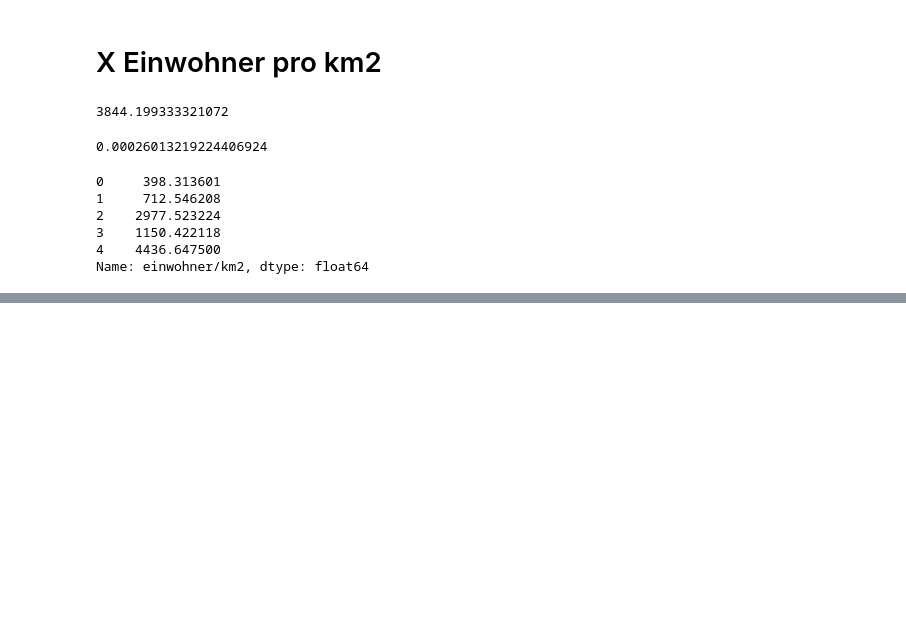
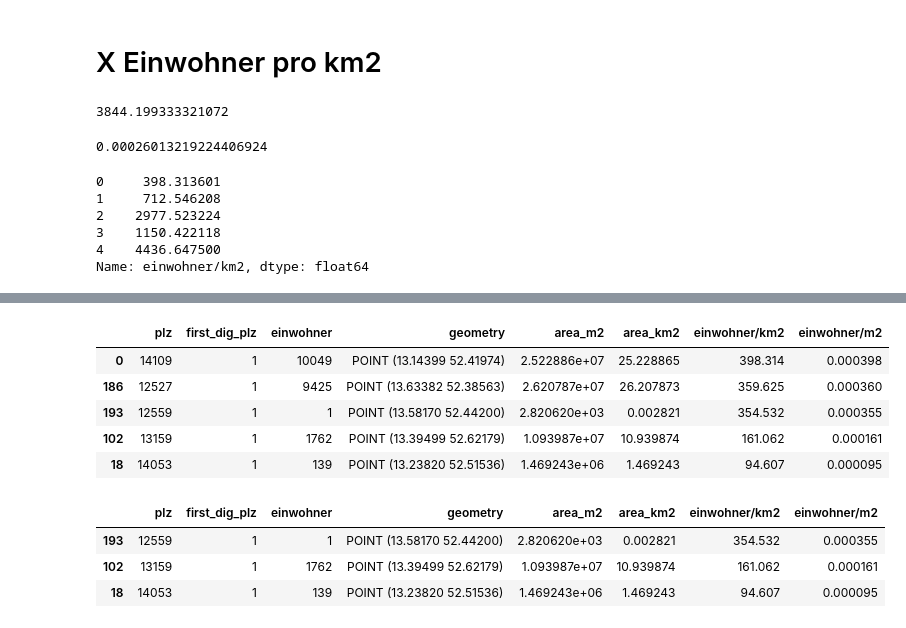
Before and after one commit to fom-big-data/fom-big-data-consulting-berlin-mobility-model, a Jupyter notebook: EXPLORATION/GEO-inhabitants-HelperBook.ipynb, the cells around one changed output, grey strips where cells are left out. Cells and saved outputs as stored; diff of their text form; code cells hidden in the pictures; blank space fills up the shorter version.

```diff
--- a/EXPLORATION/GEO-inhabitants-HelperBook.ipynb
+++ b/EXPLORATION/GEO-inhabitants-HelperBook.ipynb
@@ -155,0 +174,2 @@ tail3inhab_plz = inhab_plz.sort_values(by='einwohner/km2', ascending=False).tail
+# %%
+inhab_plz_point = inhab_plz
@@ -157,0 +206,3 @@ tail3inhab_plz.to_file("../results/berlin-inhabitants-tail3.geojson", driver='Ge
+# %%
+tail3inhab_plz_points = inhab_plz_point.sort_values(by='einwohner/km2', ascending=False).tail(3)
+tail5inhab_plz_points = inhab_plz_point.sort_values(by='einwohner/km2', ascending=False).tail(5)
@@ -157,0 +212,16 @@ tail3inhab_plz.to_file("../results/berlin-inhabitants-tail3.geojson", driver='Ge
+# %%
+tail5inhab_plz_points
+# %% [output]
+|  | plz | first_dig_plz | einwohner | geometry | area_m2 | area_km2 | einwohner/km2 | einwohner/m2 |
+| 0 | 14109 | 1 | 10049 | POINT (13.14399 52.41974) | 2.522886e+07 | 25.228865 | 398.314 | 0.000398 |
+| 186 | 12527 | 1 | 9425 | POINT (13.63382 52.38563) | 2.620787e+07 | 26.207873 | 359.625 | 0.000360 |
+| 193 | 12559 | 1 | 1 | POINT (13.58170 52.44200) | 2.820620e+03 | 0.002821 | 354.532 | 0.000355 |
+| 102 | 13159 | 1 | 1762 | POINT (13.39499 52.62179) | 1.093987e+07 | 10.939874 | 161.062 | 0.000161 |
+| 18 | 14053 | 1 | 139 | POINT (13.23820 52.51536) | 1.469243e+06 | 1.469243 | 94.607 | 0.000095 |
+# %%
+tail3inhab_plz_points
+# %% [output]
+|  | plz | first_dig_plz | einwohner | geometry | area_m2 | area_km2 | einwohner/km2 | einwohner/m2 |
+| 193 | 12559 | 1 | 1 | POINT (13.58170 52.44200) | 2.820620e+03 | 0.002821 | 354.532 | 0.000355 |
+| 102 | 13159 | 1 | 1762 | POINT (13.39499 52.62179) | 1.093987e+07 | 10.939874 | 161.062 | 0.000161 |
+| 18 | 14053 | 1 | 139 | POINT (13.23820 52.51536) | 1.469243e+06 | 1.469243 | 94.607 | 0.000095 |
```
Also changed, not shown: parts of 16 cells of this notebook, 10 other files.
